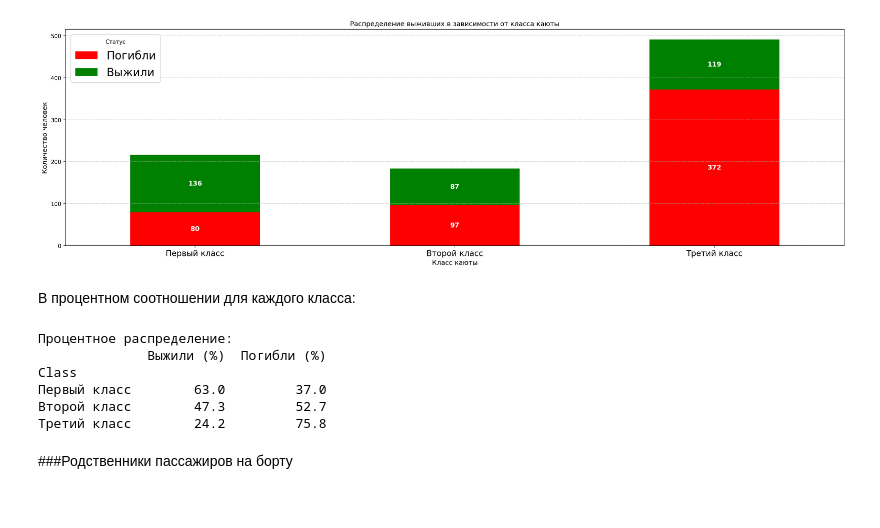
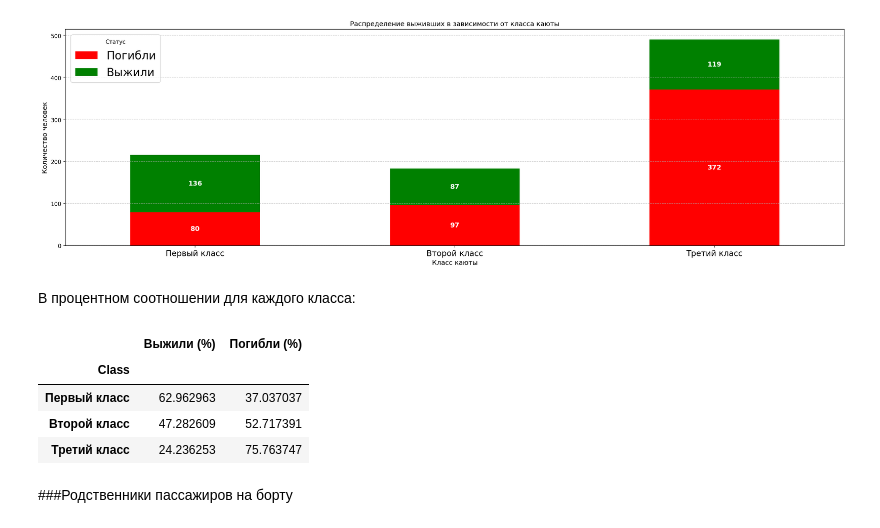
Before and after one commit to neuezeldaa/TItanic_Kaggle, a Jupyter notebook: Titanic_Kaggle_Zolotov.ipynb, the cells around one changed output. Saved outputs shown, nothing was run; the diff lists cells and outputs as text; code cells hidden in the pictures.

```diff
--- a/Titanic_Kaggle_Zolotov.ipynb
+++ b/Titanic_Kaggle_Zolotov.ipynb
@@ -476,25 +476,23 @@ plt.show()
 # %%
 # Считаем общее количество людей в каждом классе
 total_by_class = grouped.sum(axis=1)
 
 # Считаем проценты
 survival_percent = (grouped['Выжили'] / total_by_class) * 100
 death_percent = (grouped['Погибли'] / total_by_class) * 100
 
 percent_table = pd.DataFrame({
     'Выжили (%)': survival_percent,
     'Погибли (%)': death_percent
 })
 
-print("\nПроцентное распределение:")
-print(percent_table.round(1))
+percent_table.head()
 # %% [output]
-Процентное распределение:
-              Выжили (%)  Погибли (%)
-Class
-Первый класс        63.0         37.0
-Второй класс        47.3         52.7
-Третий класс        24.2         75.8
+|  | Выжили (%) | Погибли (%) |
+| Class |  |  |
+| Первый класс | 62.962963 | 37.037037 |
+| Второй класс | 47.282609 | 52.717391 |
+| Третий класс | 24.236253 | 75.763747 |
 # %% [markdown]
 ###Родственники пассажиров на борту
 # %% [markdown]
```
Also changed, not shown: parts of 9 cells of this notebook.
